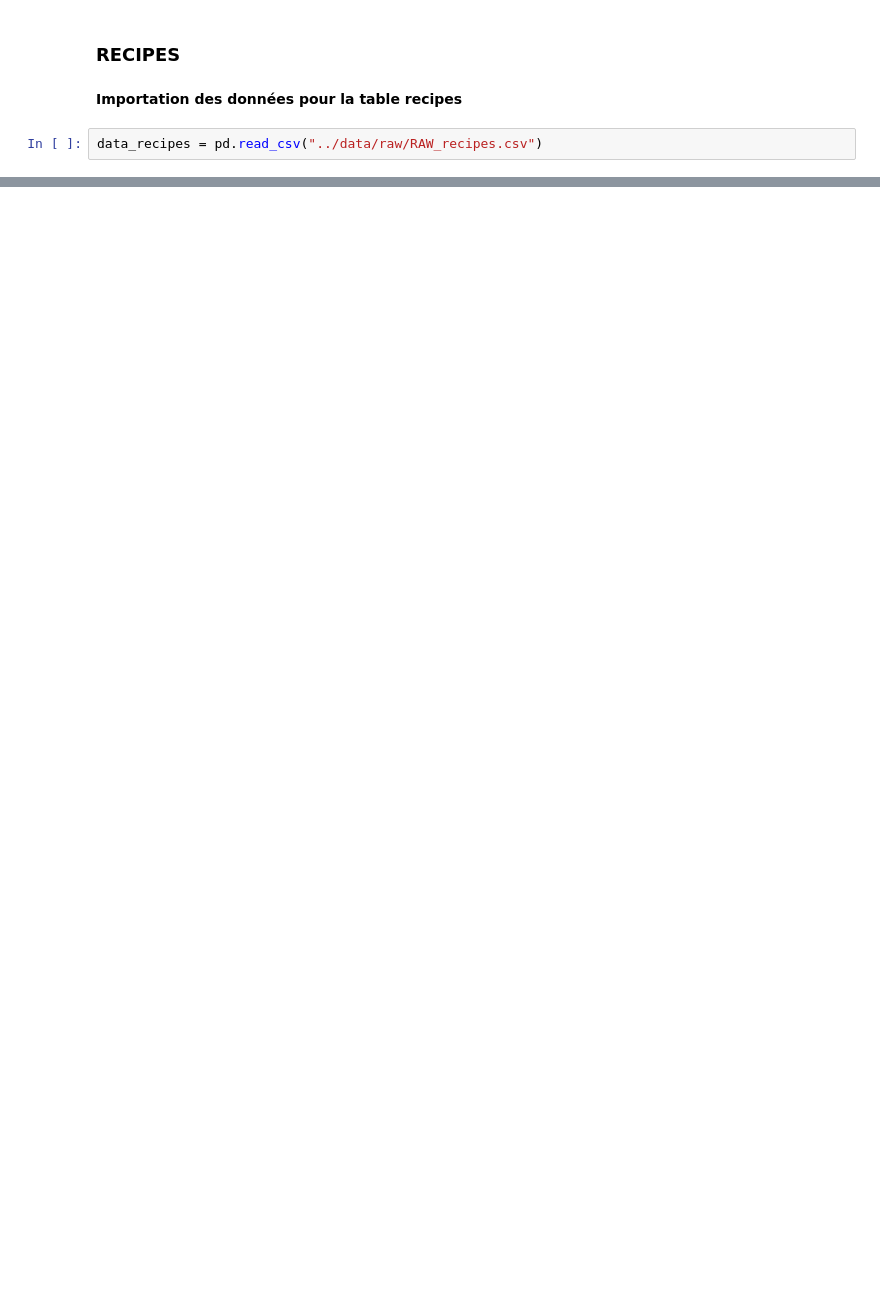
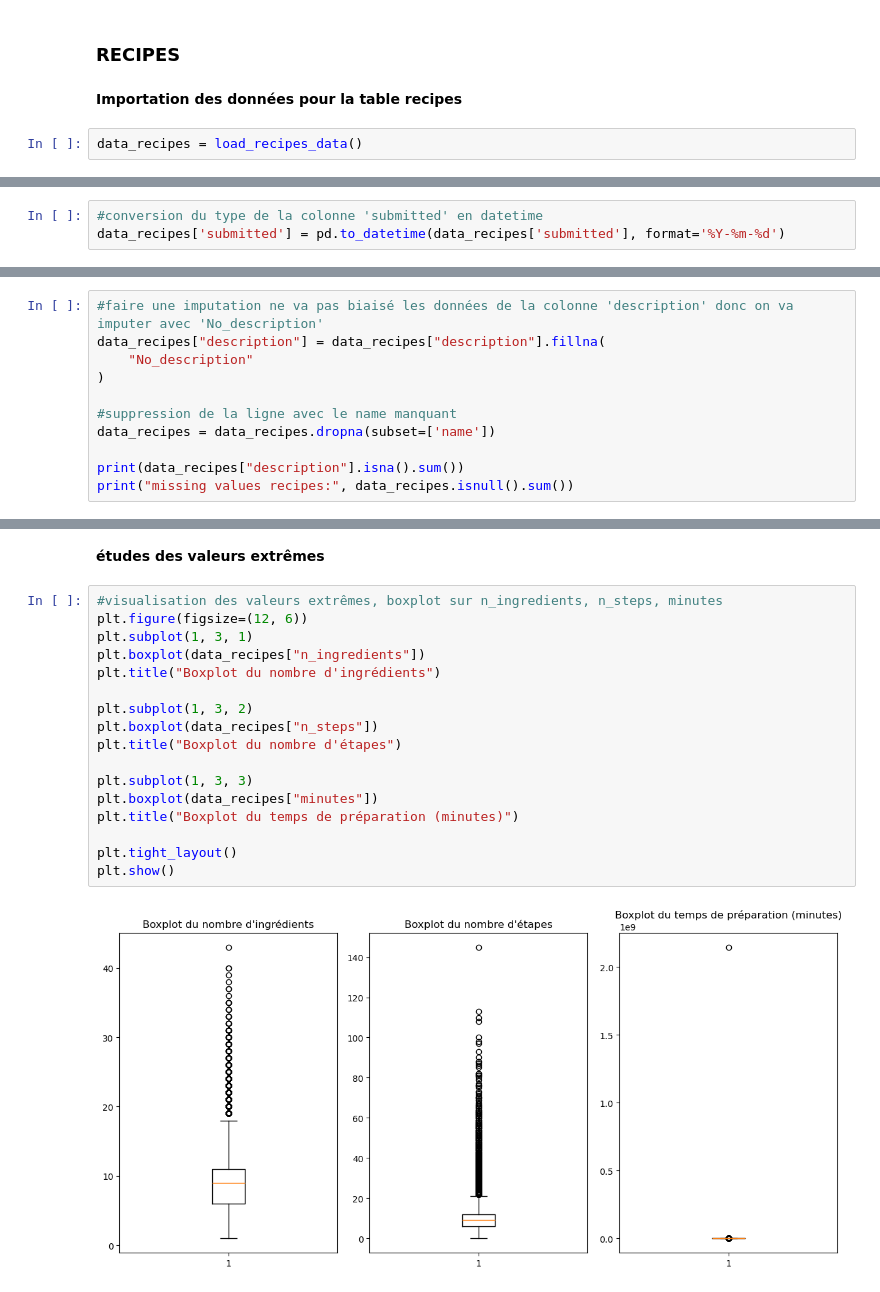
Before and after one commit to DjNaGuRo/MangeTaMain, a Jupyter notebook: notebooks/data_cleaning.ipynb, the cells around one changed output, grey strips where cells are left out. Drawn from its saved outputs; the diff is of its cells as text; blank space fills up the shorter version.

```diff
--- a/notebooks/data_cleaning.ipynb
+++ b/notebooks/data_cleaning.ipynb
@@ -35,7 +187,7 @@ data_interactions.head()
 # %% [markdown]
 **Importation des données pour la table recipes**
 # %%
-data_recipes = pd.read_csv("../data/raw/RAW_recipes.csv")
+data_recipes = load_recipes_data()
 # %%
 ## 1er aperçus des données
 data_recipes.head()
@@ -48,0 +224,3 @@ data_recipes.head()
+# %%
+#conversion du type de la colonne 'submitted' en datetime
+data_recipes['submitted'] = pd.to_datetime(data_recipes['submitted'], format='%Y-%m-%d')
@@ -48,0 +253,11 @@ data_recipes.head()
+# %%
+#faire une imputation ne va pas biaisé les données de la colonne 'description' donc on va imputer avec 'No_description'
+data_recipes["description"] = data_recipes["description"].fillna(
+    "No_description"
+)
+
+#suppression de la ligne avec le name manquant
+data_recipes = data_recipes.dropna(subset=['name'])
+
+print(data_recipes["description"].isna().sum())
+print("missing values recipes:", data_recipes.isnull().sum())
@@ -48,0 +285,21 @@ data_recipes.head()
+# %% [markdown]
+**études des valeurs extrêmes**
+# %%
+#visualisation des valeurs extrêmes, boxplot sur n_ingredients, n_steps, minutes
+plt.figure(figsize=(12, 6))
+plt.subplot(1, 3, 1)
+plt.boxplot(data_recipes["n_ingredients"])
+plt.title("Boxplot du nombre d'ingrédients")
+
+plt.subplot(1, 3, 2)
+plt.boxplot(data_recipes["n_steps"])
+plt.title("Boxplot du nombre d'étapes")
+
+plt.subplot(1, 3, 3)
+plt.boxplot(data_recipes["minutes"])
+plt.title("Boxplot du temps de préparation (minutes)")
+
+plt.tight_layout()
+plt.show()
+# %% [output]
+[figure, added]
```
Also changed, not shown: parts of 45 cells of this notebook, 6 other files.
